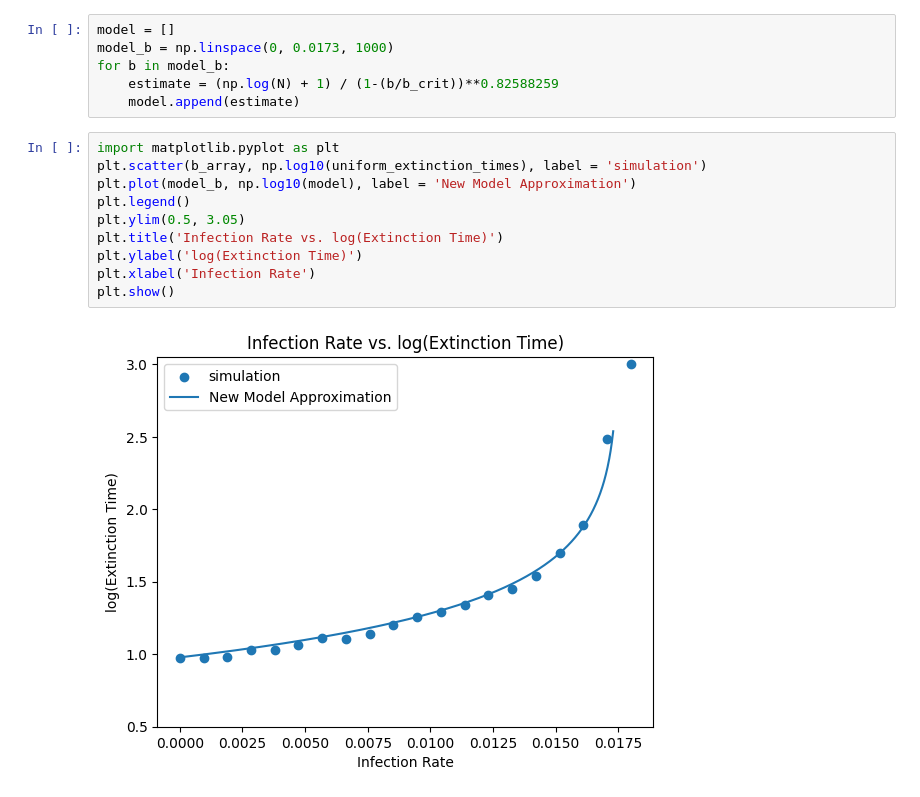
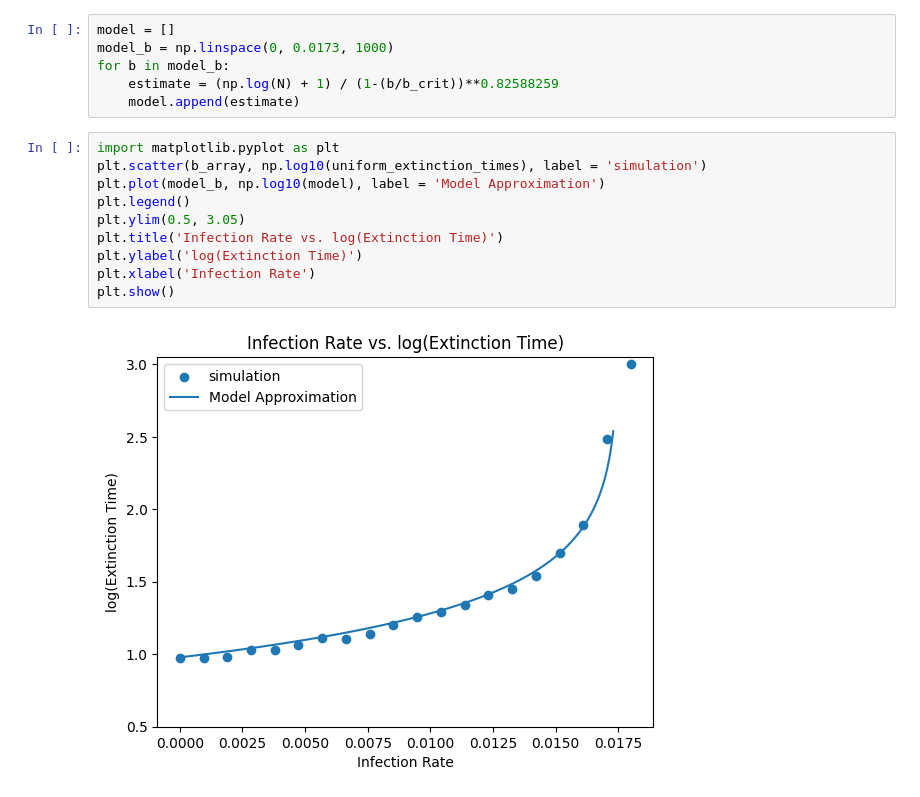
Before and after one commit to sharmashreya2002/iib_project, a Jupyter notebook: Extinction_Time_Simulation/new_model_for_ext_time.ipynb, the cells around one changed output. Cells and saved outputs as stored; diff of their text form.

```diff
--- a/Extinction_Time_Simulation/new_model_for_ext_time.ipynb
+++ b/Extinction_Time_Simulation/new_model_for_ext_time.ipynb
@@ -60,12 +60,12 @@ for b in model_b:
 # %%
 import matplotlib.pyplot as plt
 plt.scatter(b_array, np.log10(uniform_extinction_times), label = 'simulation')
-plt.plot(model_b, np.log10(model), label = 'New Model Approximation')
+plt.plot(model_b, np.log10(model), label = 'Model Approximation')
 plt.legend()
 plt.ylim(0.5, 3.05)
 plt.title('Infection Rate vs. log(Extinction Time)')
 plt.ylabel('log(Extinction Time)')
 plt.xlabel('Infection Rate')
 plt.show()
 # %% [output]
-[figure, old version]
+[figure, new version]
```
Also changed, not shown: parts of 1 cell of this notebook, 2 other files.
